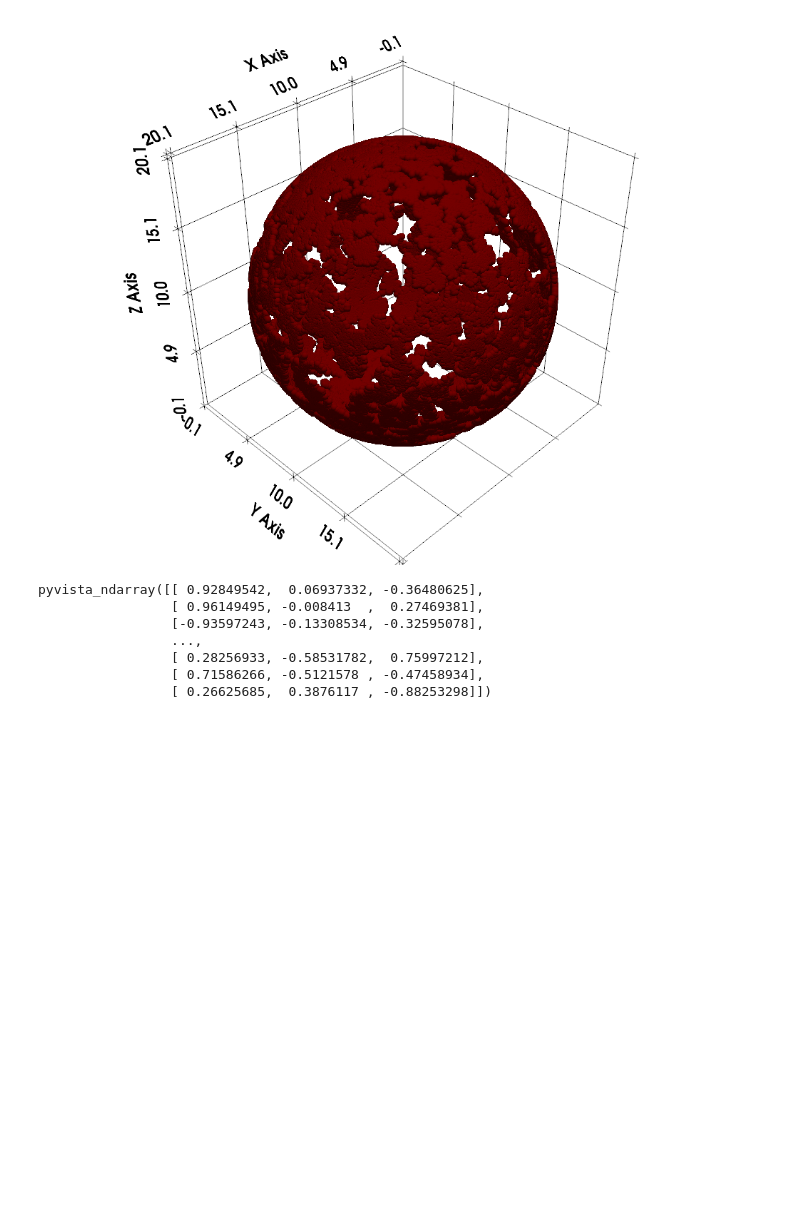
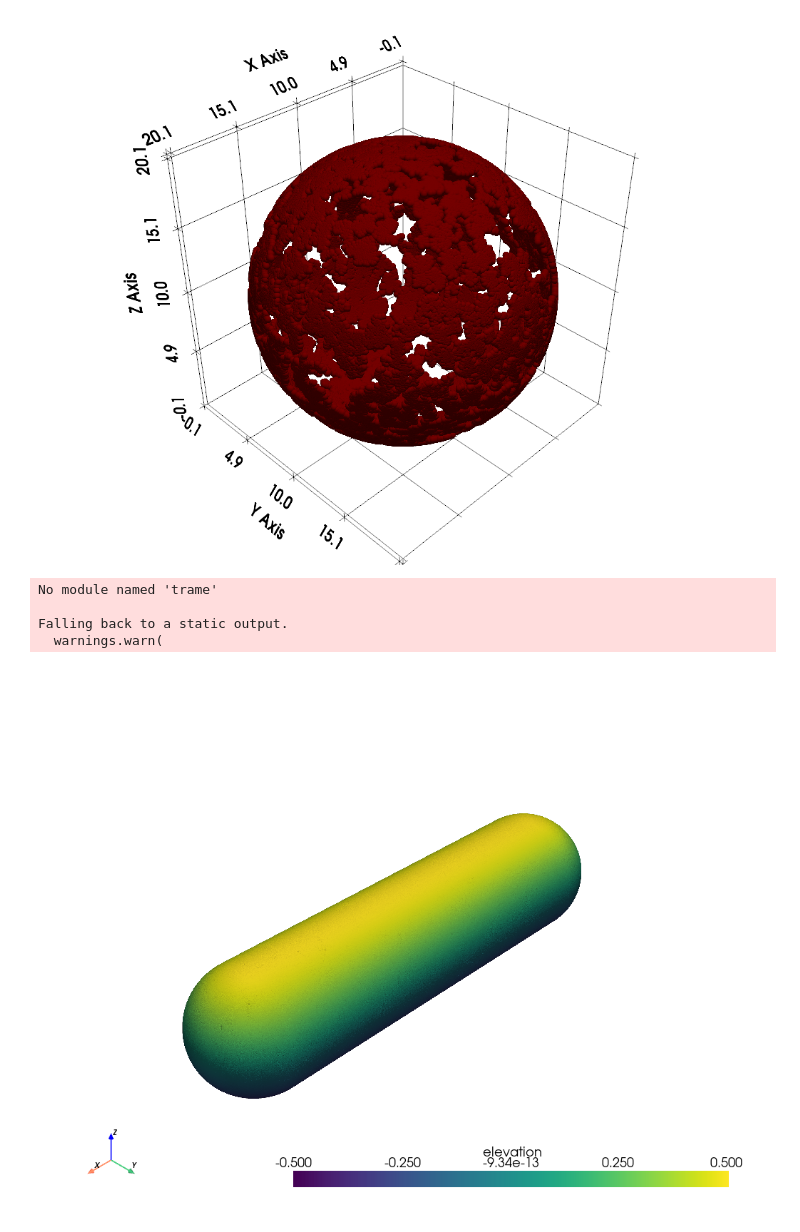
Before and after one commit to AlexPatrie/vtk-smoldyn, a Jupyter notebook: vtk_smoldyn/test.ipynb, the cells around one changed output. Cells and saved outputs as stored; diff of their text form; code cells hidden in the pictures; blank space fills up the shorter version.

```diff
--- a/vtk_smoldyn/test.ipynb
+++ b/vtk_smoldyn/test.ipynb
@@ -249,11 +249,14 @@ Falling back to a static output.
 # %%
 minE_vectors = compute_vectors(point_cloud)
 # %%
+minE_z_coords = get_axis(mol_data, 2)
-# %% [output]
-pyvista_ndarray([[ 0.92849542,  0.06937332, -0.36480625],
-                 [ 0.96149495, -0.008413  ,  0.27469381],
-                 [-0.93597243, -0.13308534, -0.32595078],
-                 ...,
-                 [ 0.28256933, -0.58531782,  0.75997212],
-                 [ 0.71586266, -0.5121578 , -0.47458934],
-                 [ 0.26625685,  0.3876117 , -0.88253298]])
+# %%
+point_cloud['elevation'] = minE_z_coords
+# %%
+point_cloud.plot(render_points_as_spheres=True)
+# %% [output]
+No module named 'trame'
+
+Falling back to a static output.
+  warnings.warn(
+[figure, added]
```
Also changed, not shown: parts of 7 cells of this notebook.
